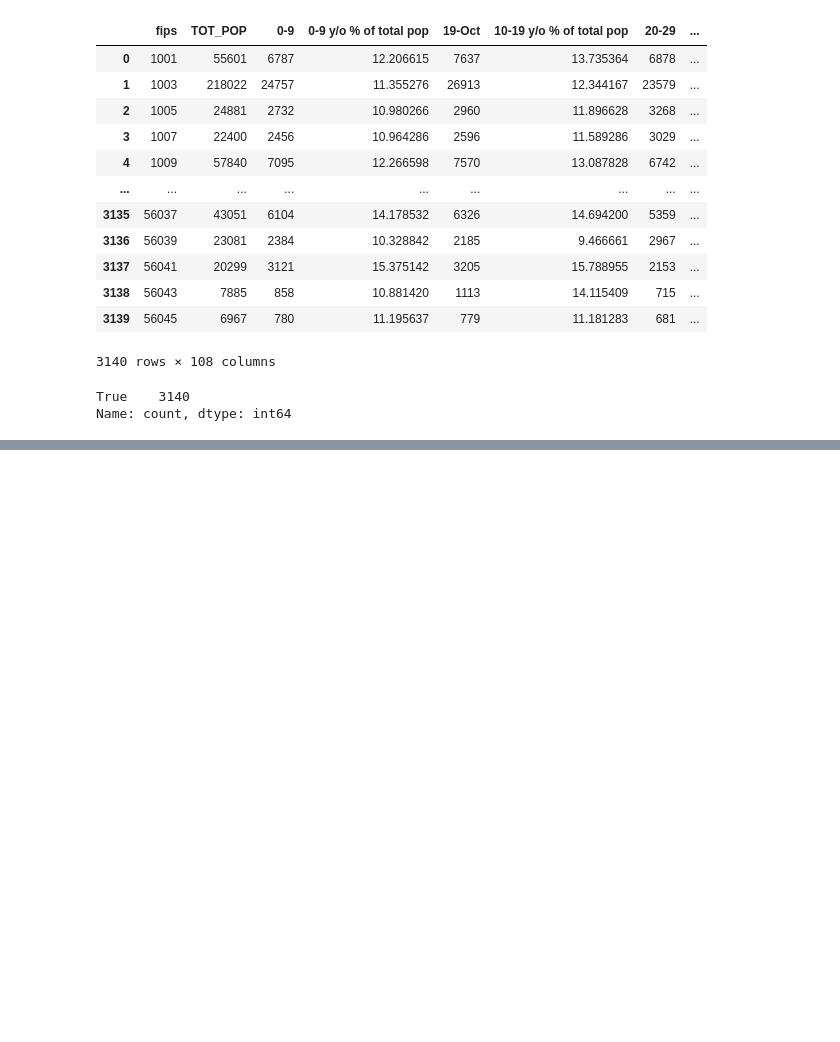
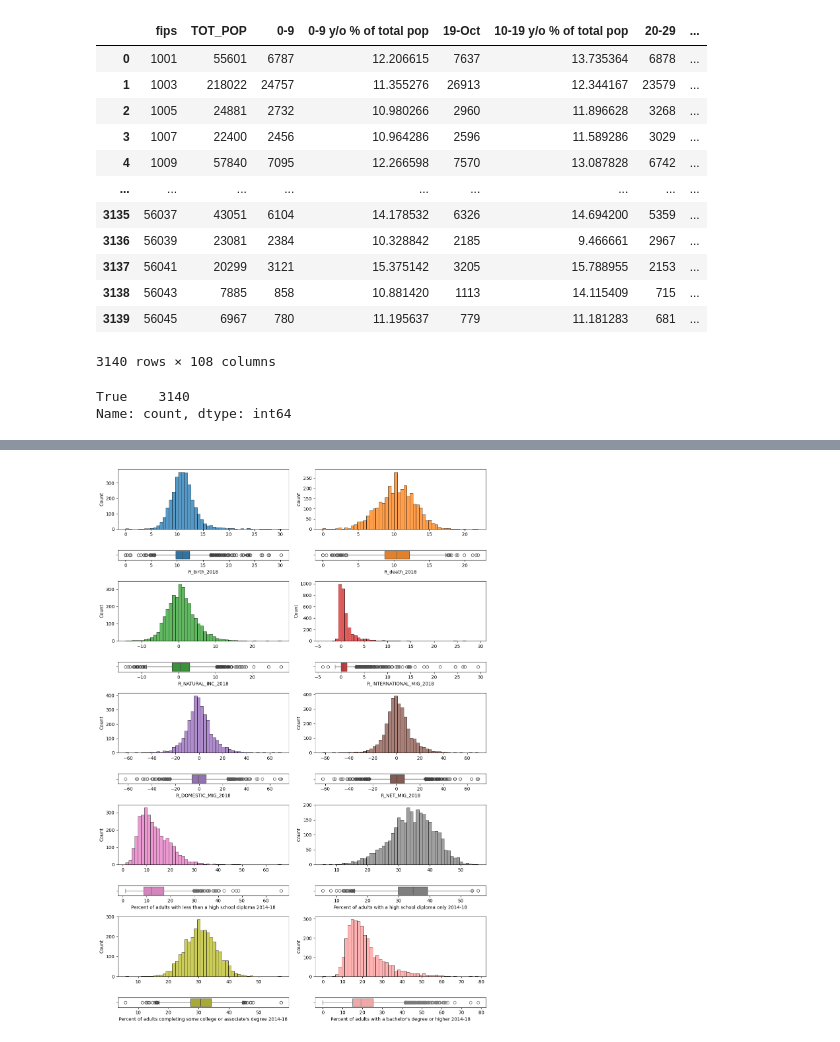
Before and after one commit to 4GeeksAcademy/sergio-roque-regularized-regression, a Jupyter notebook: src/explore.ipynb, the cells around one changed output, grey strips where cells are left out. Saved outputs shown, nothing was run; the diff lists cells and outputs as text; code cells hidden in the pictures; blank space fills up the shorter version.

```diff
--- a/src/explore.ipynb
+++ b/src/explore.ipynb
@@ -148,0 +242,52 @@ memory usage: 1.2 MB
+# %%
+fig, axis = plt.subplots(10, 2, figsize = (12, 17), gridspec_kw={'height_ratios': [6, 1, 6, 1, 6, 1, 6, 1, 6, 1]})
+
+# Crear una figura múltiple con histogramas y diagramas de caja
+# R_birth_2018
+sns.histplot(ax = axis[0, 0], data = data, x = "R_birth_2018", bins=50, color="#1f77b4").set(xlabel = None)
+sns.boxplot(ax = axis[1, 0], data = data, x = "R_birth_2018", color="#1f77b4").set(xlabel = "R_birth_2018")
+
+# R_death_2018
+sns.histplot(ax = axis[0, 1], data = data, x = "R_death_2018", bins=50, color="#ff7f0e").set(xlabel = None)
+sns.boxplot(ax = axis[1, 1], data = data, x = "R_death_2018", color="#ff7f0e").set(xlabel = "R_death_2018")
+
+# R_NATURAL_INC_2018
+sns.histplot(ax = axis[2, 0], data = data, x = "R_NATURAL_INC_2018", bins=50, color="#2ca02c").set(xlabel = None)
+sns.boxplot(ax = axis[3, 0], data = data, x = "R_NATURAL_INC_2018", color="#2ca02c").set(xlabel = "R_NATURAL_INC_2018")
+
+# R_INTERNATIONAL_MIG_2018
+sns.histplot(ax = axis[2, 1], data = data, x = "R_INTERNATIONAL_MIG_2018", bins=50, color="#d62728").set(xlabel = None)
+sns.boxplot(ax = axis[3, 1], data = data, x = "R_INTERNATIONAL_MIG_2018", color="#d62728").set(xlabel = "R_INTERNATIONAL_MIG_2018")
+
+# R_DOMESTIC_MIG_2018
+sns.histplot(ax = axis[4, 0], data = data, x = "R_DOMESTIC_MIG_2018", bins=50, color="#9467bd").set(xlabel = None)
+sns.boxplot(ax = axis[5, 0], data = data, x = "R_DOMESTIC_MIG_2018", color="#9467bd").set(xlabel = "R_DOMESTIC_MIG_2018")
+
+# R_NET_MIG_2018
+sns.histplot(ax = axis[4, 1], data = data, x = "R_NET_MIG_2018", bins=50, color="#8c564b").set(xlabel = None)
+sns.boxplot(ax = axis[5, 1], data = data, x = "R_NET_MIG_2018", color="#8c564b").set(xlabel = "R_NET_MIG_2018")
+
+# Percent of adults with less than a high school diploma 2014-18
+sns.histplot(ax = axis[6, 0], data = data, x = "Percent of adults with less than a high school diploma 2014-18", bins=50, color="#e377c2").set(xlabel = None)
+sns.boxplot(ax = axis[7, 0], data = data, x = "Percent of adults with less than a high school diploma 2014-18", color="#e377c2").set(xlabel = "Percent of adults with less than a high school diploma 2014-18")
+
+# Percent of adults with a high school diploma only 2014-18
+sns.histplot(ax = axis[6, 1], data = data, x = "Percent of adults with a high school diploma only 2014-18", bins=50, color="#7f7f7f").set(xlabel = None)
+sns.boxplot(ax = axis[7, 1], data = data, x = "Percent of adults with a high school diploma only 2014-18", color="#7f7f7f").set(xlabel = "Percent of adults with a high school diploma only 2014-18")
+
+# Percent of adults completing some college or associate's degree 2014-18
+sns.histplot(ax = axis[8, 0], data = data, x = "Percent of adults completing some college or associate's degree 2014-18", bins=50, color="#bcbd22").set(xlabel = None)
+sns.boxplot(ax = axis[9, 0], data = data, x = "Percent of adults completing some college or associate's degree 2014-18", color="#bcbd22").set(xlabel = "Percent of adults completing some college or associate's degree 2014-18")
+
+# Percent of adults with a bachelor's degree or higher 2014-18
+sns.histplot(ax = axis[8, 1], data = data, x = "Percent of adults with a bachelor's degree or higher 2014-18", bins=50, color="#FF9999").set(xlabel = None)
+sns.boxplot(ax = axis[9, 1], data = data, x = "Percent of adults with a bachelor's degree or higher 2014-18", color="#FF9999").set(xlabel = "Percent of adults with a bachelor's degree or higher 2014-18")
+
+
+# Ajustar el layout
+plt.tight_layout()
+
+# Mostrar el plot
+plt.show()
+# %% [output]
+[figure, added]
```
Also changed, not shown: parts of 13 cells of this notebook.
